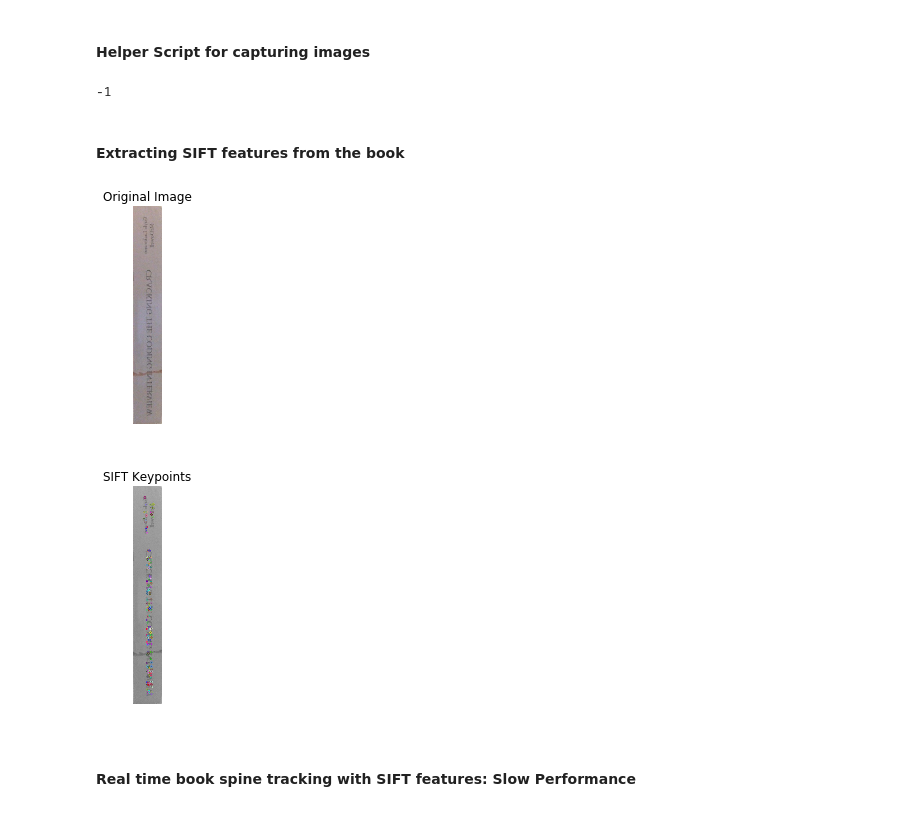
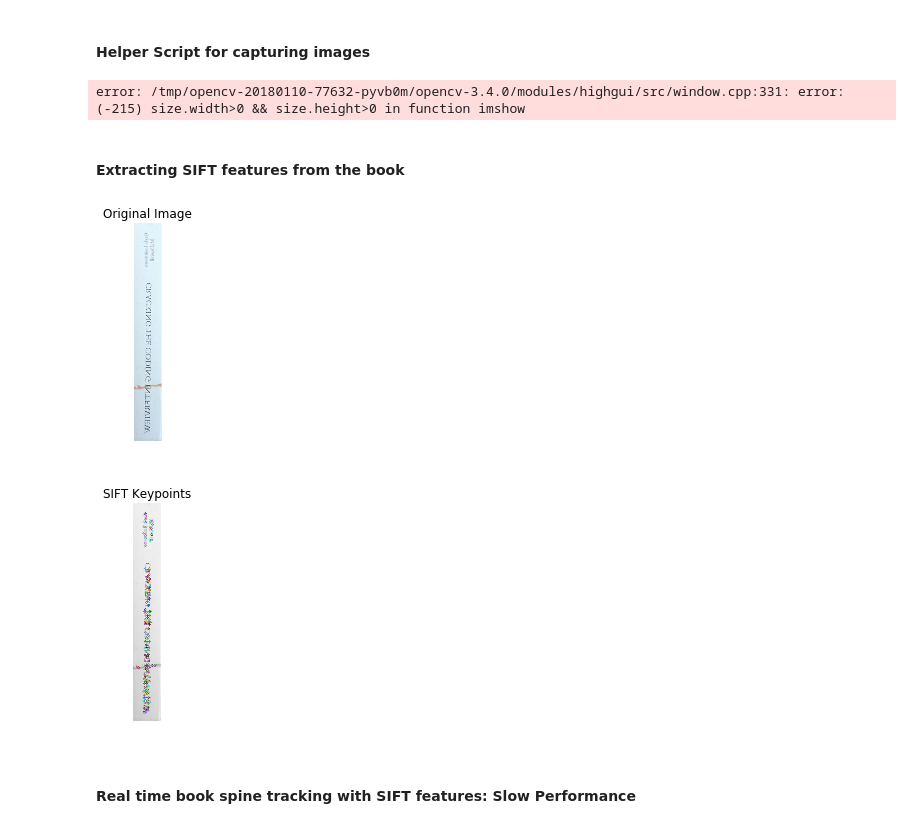
Before and after one commit to buenayerba/augmented-reality-for-book-spines, a Jupyter notebook: Feature_tracking.ipynb, the cells around one changed output. Cells and saved outputs as stored; diff of their text form; code cells hidden in the pictures.

```diff
--- a/Feature_tracking.ipynb
+++ b/Feature_tracking.ipynb
@@ -14,7 +15,7 @@ from helpers import imshow
 #### Helper Script for capturing images
 # %%
 # Camera settings
-camera = cv2.VideoCapture(0)
+camera = cv2.VideoCapture(1)
 # reduce frame size to speed it up
 w = 640*1.5
 h = w*3/4
@@ -41,26 +42,26 @@ cv2.destroyAllWindows()
 camera.release()
 cv2.waitKey(1) # extra waitKey sometimes needed to close camera window
 # %% [output]
--1
+error: /tmp/opencv-20180110-77632-pyvb0m/opencv-3.4.0/modules/highgui/src/window.cpp:331: error: (-215) size.width>0 && size.height>0 in function imshow
 # %% [markdown]
 #### Extracting SIFT features from the book
 # %%
 # Import original image
-img = cv2.imread('book2.jpg')
+img = cv2.imread('book4.jpg')
 imshow(img, "Original Image")
 
 # Convert the image to grayscale
 gray = cv2.cvtColor(img, cv2.COLOR_BGR2GRAY)
 # imshow(gray, "Grayscale Image")
 
 # compute SIFT keypoints
 sift = cv2.xfeatures2d.SIFT_create()
 kp0 = sift.detect(gray,None)
 image_with_keypoints = cv2.drawKeypoints(gray,kp0,gray)
 imshow(image_with_keypoints, "SIFT Keypoints")
 # %% [output]
-[figure, old version]
+[figure, new version]
-[figure, old version]
+[figure, new version]
 # %% [markdown]
 #### Real time book spine tracking with SIFT features: Slow Performance
 # %%
```
Also changed, not shown: parts of 10 cells of this notebook, 2 other files.
